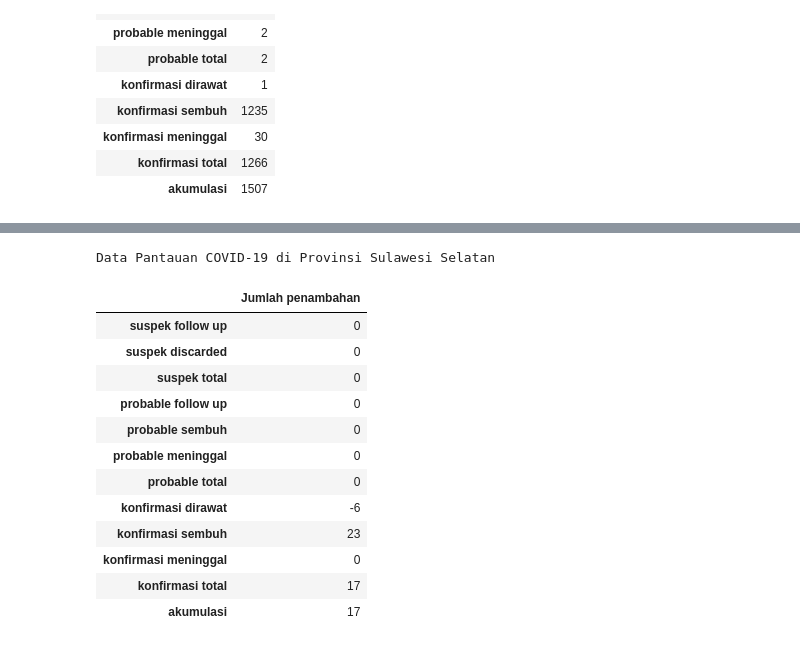
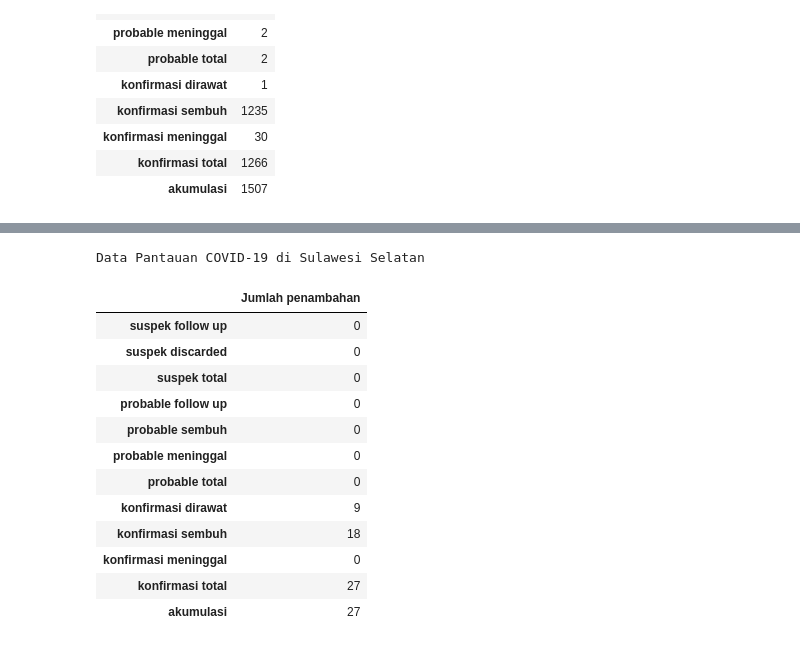
Before and after one commit to ahmad412d1/scraping_data_covid-19_pangkep, a Jupyter notebook: data_comparing.ipynb, the cells around one changed output, grey strips where cells are left out. Saved outputs shown, nothing was run; the diff lists cells and outputs as text; code cells hidden in the pictures.

```diff
--- a/data_comparing.ipynb
+++ b/data_comparing.ipynb
@@ -4,9 +7,10 @@ import matplotlib.pyplot as plt
 from IPython.display import HTML
 from pandas.io.formats.style import Styler
 # %%
+#read the data
 data_6 = pd.read_csv("data/6 mei 2021.csv")
-data_5 = pd.read_csv("data/5 mei 2021.csv")
-data_6
+data_7 = pd.read_csv("data/7 mei 2021.csv")
+data_7
 # %% [output]
 |  | No | Kabupaten/Kota | suspek follow up | suspek discarded | suspek total | probable follow up | ... |
 | 0 | 1 | Kota Makassar | 672 | 3728 | 4400 | 0 | ... |
@@ -144,0 +133,4 @@ df_covid_sulsel = tambah_kasus_aktif.to_frame()
+# %%
+#showing the increment of sulsel covid-19 cases
+tambah_kasus_aktif = data_7.sum().iloc[2:14] - data_6.sum().iloc[2:14]
+tambah_kasus_aktif
@@ -145,19 +151,20 @@ df_covid_sulsel = tambah_kasus_aktif.to_frame()
 # %%
+df_covid_sulsel = tambah_kasus_aktif.to_frame()
 df_covid_sulsel = df_covid_sulsel.rename(columns = {0:'Jumlah penambahan'})
 df_covid_sulsel
-df_covid_sulsel.style.set_caption("Data Pantauan COVID-19 di Provinsi Sulawesi Selatan")
+df_covid_sulsel.style.set_caption("Data Pantauan COVID-19 di Sulawesi Selatan")
 # %% [output]
-Data Pantauan COVID-19 di Provinsi Sulawesi Selatan
+Data Pantauan COVID-19 di Sulawesi Selatan
 |  | Jumlah penambahan |
 | suspek follow up | 0 |
 | suspek discarded | 0 |
 | suspek total | 0 |
 | probable follow up | 0 |
 | probable sembuh | 0 |
 | probable meninggal | 0 |
 | probable total | 0 |
-| konfirmasi dirawat | -6 |
-| konfirmasi sembuh | 23 |
+| konfirmasi dirawat | 9 |
+| konfirmasi sembuh | 18 |
 | konfirmasi meninggal | 0 |
-| konfirmasi total | 17 |
-| akumulasi | 17 |
+| konfirmasi total | 27 |
+| akumulasi | 27 |
```
Also changed, not shown: parts of 18 cells of this notebook, 1 other file.
